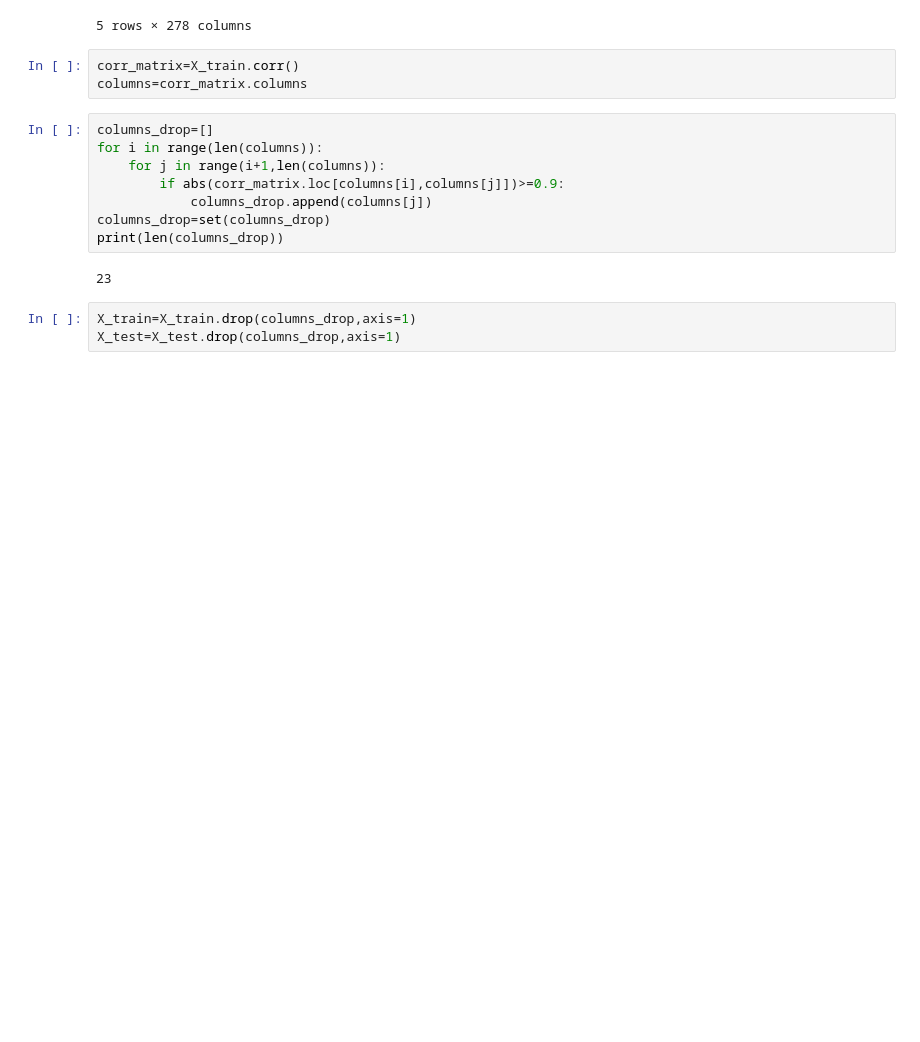
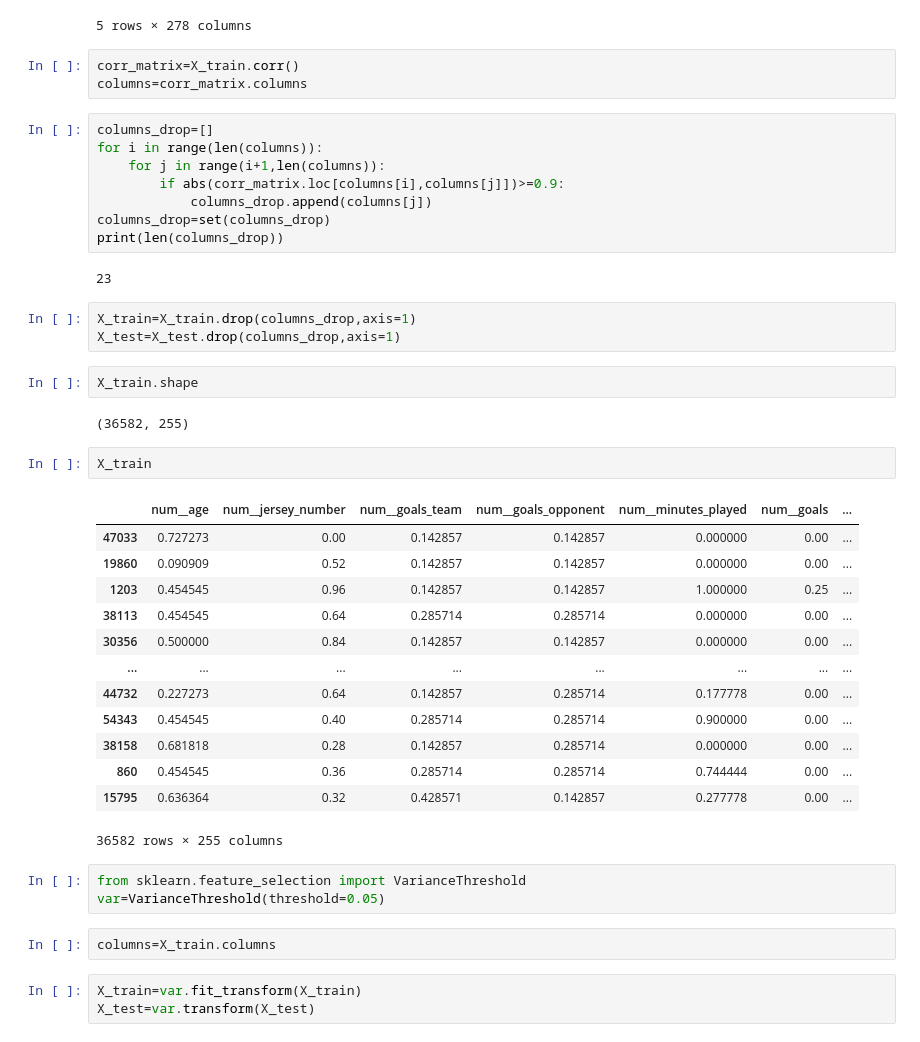
Before and after one commit to himashooo/FiFa-2026, a Jupyter notebook: fifa 2026_second.ipynb, the cells around one changed output. Cells and saved outputs as stored; diff of their text form; blank space fills up the shorter version.

```diff
--- a/fifa 2026_second.ipynb
+++ b/fifa 2026_second.ipynb
@@ -200,3 +200,31 @@ print(len(columns_drop))
 # %%
 X_train=X_train.drop(columns_drop,axis=1)
 X_test=X_test.drop(columns_drop,axis=1)
+# %%
+X_train.shape
+# %% [output]
+(36582, 255)
+# %%
+X_train
+# %% [output]
+|  | num__age | num__jersey_number | num__goals_team | num__goals_opponent | num__minutes_played | num__goals | ... |
+| 47033 | 0.727273 | 0.00 | 0.142857 | 0.142857 | 0.000000 | 0.00 | ... |
+| 19860 | 0.090909 | 0.52 | 0.142857 | 0.142857 | 0.000000 | 0.00 | ... |
+| 1203 | 0.454545 | 0.96 | 0.142857 | 0.142857 | 1.000000 | 0.25 | ... |
+| 38113 | 0.454545 | 0.64 | 0.285714 | 0.285714 | 0.000000 | 0.00 | ... |
+| 30356 | 0.500000 | 0.84 | 0.142857 | 0.142857 | 0.000000 | 0.00 | ... |
+| ... | ... | ... | ... | ... | ... | ... | ... |
+| 44732 | 0.227273 | 0.64 | 0.142857 | 0.285714 | 0.177778 | 0.00 | ... |
+| 54343 | 0.454545 | 0.40 | 0.285714 | 0.285714 | 0.900000 | 0.00 | ... |
+| 38158 | 0.681818 | 0.28 | 0.142857 | 0.285714 | 0.000000 | 0.00 | ... |
+| 860 | 0.454545 | 0.36 | 0.285714 | 0.285714 | 0.744444 | 0.00 | ... |
+| 15795 | 0.636364 | 0.32 | 0.428571 | 0.142857 | 0.277778 | 0.00 | ... |
+36582 rows × 255 columns
+# %%
+from sklearn.feature_selection import VarianceThreshold
+var=VarianceThreshold(threshold=0.05)
+# %%
+columns=X_train.columns
+# %%
+X_train=var.fit_transform(X_train)
+X_test=var.transform(X_test)
```
Also changed, not shown: parts of 2 cells of this notebook.
